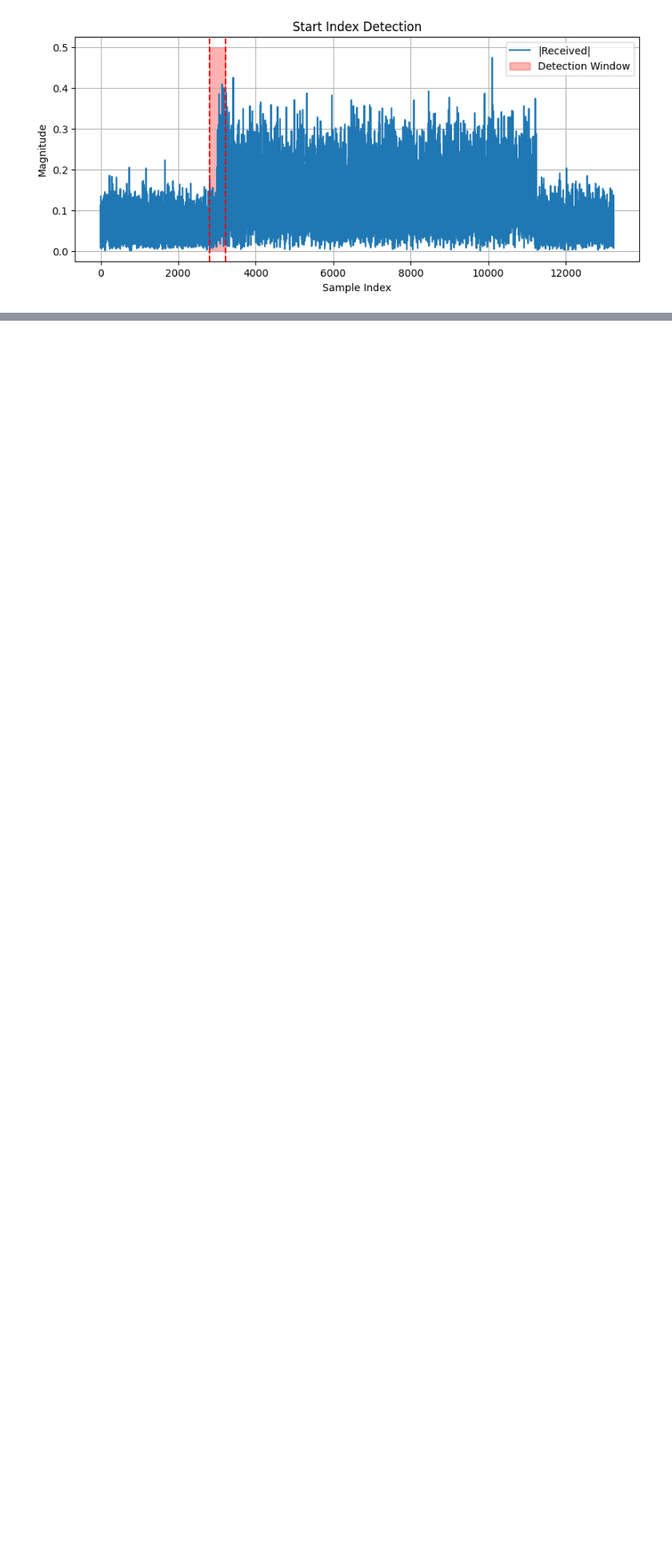
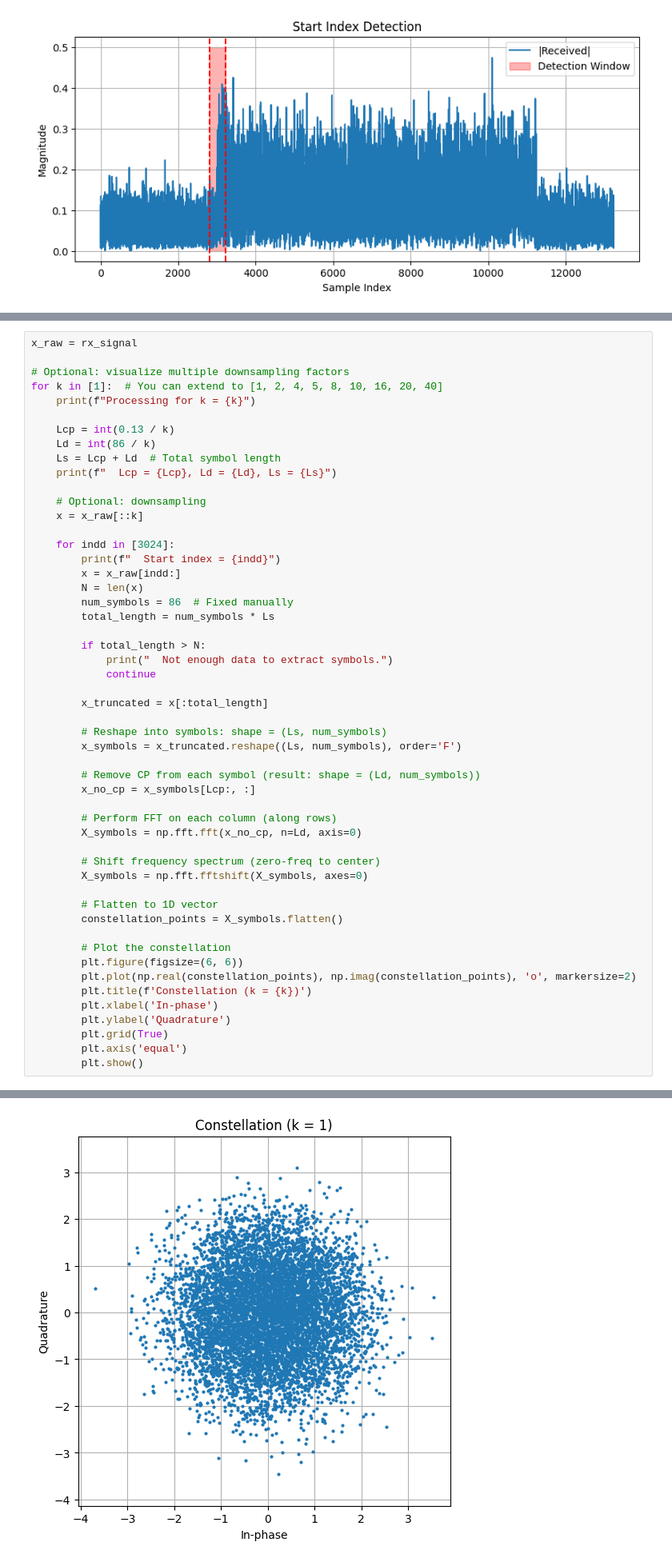
Before and after one commit to hamed-h98/5G_projects, a Jupyter notebook: OFDM/OFDM_Rx.ipynb, the cells around one changed output, grey strips where cells are left out. Shown at 80% size. Cells and saved outputs as stored; diff of their text form; blank space fills up the shorter version.

```diff
--- a/OFDM/OFDM_Rx.ipynb
+++ b/OFDM/OFDM_Rx.ipynb
@@ -245,0 +515,53 @@ plt.show()
+# %%
+x_raw = rx_signal
+
+# Optional: visualize multiple downsampling factors
+for k in [1]:  # You can extend to [1, 2, 4, 5, 8, 10, 16, 20, 40]
+    print(f"Processing for k = {k}")
+
+    Lcp = int(0.13 / k)
+    Ld = int(86 / k)
+    Ls = Lcp + Ld  # Total symbol length
+    print(f"  Lcp = {Lcp}, Ld = {Ld}, Ls = {Ls}")
+
+    # Optional: downsampling
+    x = x_raw[::k]
+
+    for indd in [3024]:
+        print(f"  Start index = {indd}")
+        x = x_raw[indd:]
+        N = len(x)
+        num_symbols = 86  # Fixed manually
+        total_length = num_symbols * Ls
+
+        if total_length > N:
+            print("  Not enough data to extract symbols.")
+            continue
+
+        x_truncated = x[:total_length]
+
+        # Reshape into symbols: shape = (Ls, num_symbols)
+        x_symbols = x_truncated.reshape((Ls, num_symbols), order='F')
+
+        # Remove CP from each symbol (result: shape = (Ld, num_symbols))
+        x_no_cp = x_symbols[Lcp:, :]
+
+        # Perform FFT on each column (along rows)
+        X_symbols = np.fft.fft(x_no_cp, n=Ld, axis=0)
+
+        # Shift frequency spectrum (zero-freq to center)
+        X_symbols = np.fft.fftshift(X_symbols, axes=0)
+
+        # Flatten to 1D vector
+        constellation_points = X_symbols.flatten()
+
+        # Plot the constellation
+        plt.figure(figsize=(6, 6))
+        plt.plot(np.real(constellation_points), np.imag(constellation_points), 'o', markersize=2)
+        plt.title(f'Constellation (k = {k})')
+        plt.xlabel('In-phase')
+        plt.ylabel('Quadrature')
+        plt.grid(True)
+        plt.axis('equal')
+        plt.show()
+# %% [output]
@@ -245,0 +571 @@ plt.show()
+[figure, added]
```
Also changed, not shown: parts of 8 cells of this notebook.
